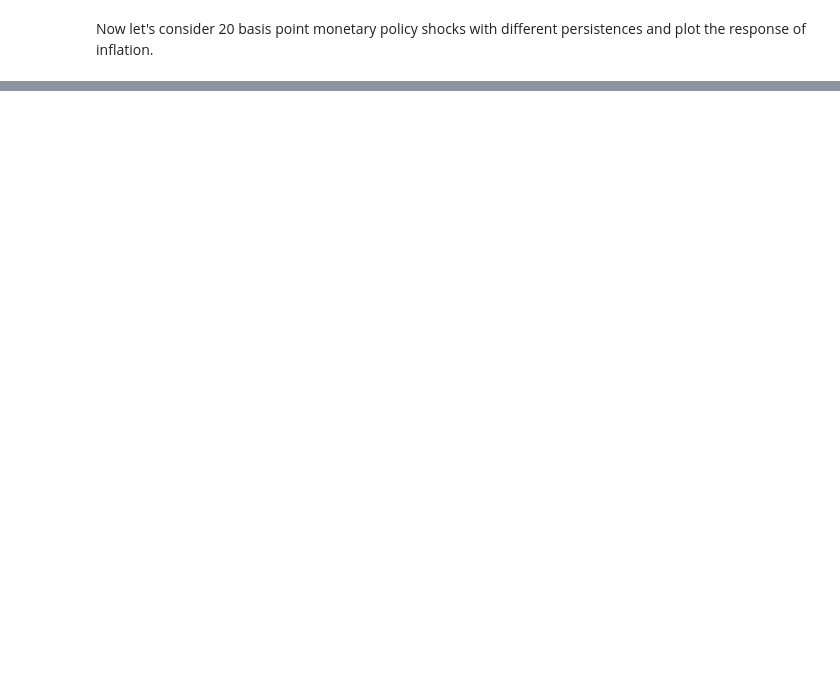
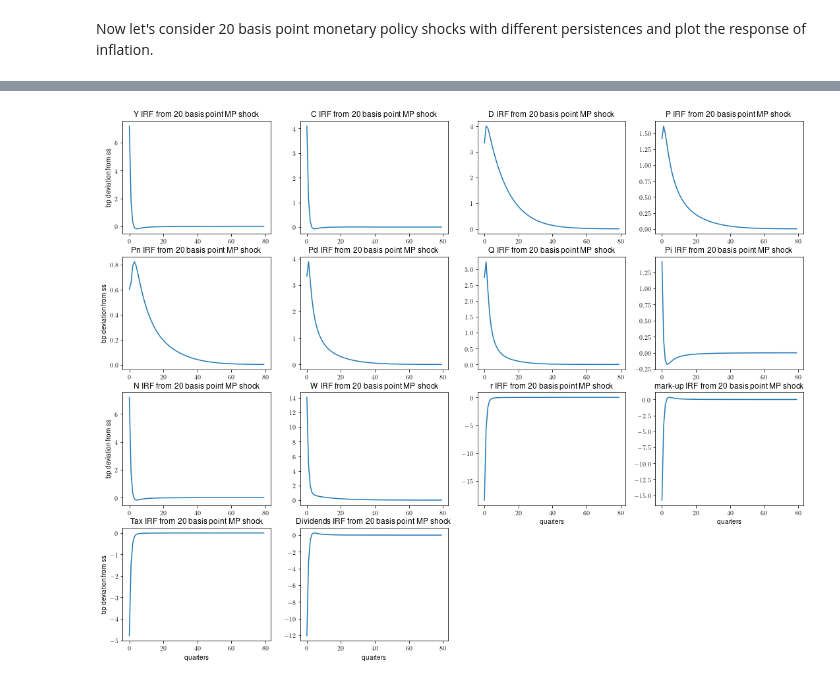
Before and after one commit to EmilHP/sequence-jacobian-master, a Jupyter notebook: HANK_durables-gvt_budget.ipynb, the cells around one changed output, grey strips where cells are left out. Drawn from its saved outputs; the diff is of its cells as text; code cells hidden in the pictures; blank space fills up the shorter version.

```diff
--- a/HANK_durables-gvt_budget.ipynb
+++ b/HANK_durables-gvt_budget.ipynb
@@ -449,7 +421,7 @@ def markup_p(Pi,Y,xi,vareps,markup_p_ss,r): # P mark-up through Phillips curve
 
 @simple
 def taylor(rstar,Pi,Y,Y_ss,phi_pi,phi_y): # monetary policy
-    i_minus = rstar + phi_pi*np.log(Pi)# + phi_y*np.log(Y/Y_ss) # Taylor rule
+    i_minus = rstar + phi_pi*np.log(Pi) + phi_y*np.log(Y/Y_ss) # Taylor rule
     r = (1+i_minus)/(1+np.log(Pi)) - 1 # Fisher equation
     return r
 
@@ -474,8 +446,8 @@ def bond_market_clearing(B,Bg): # bond market clearing
     return bond_mkt
 
 @simple
-def zero_profit_retailer(Q,C_D,C,P,P_n,Y,delta): # retailer zero-profit cond.
-    retailer_res = P_n*C + P_n*Q*C_D - P*Y
+def zero_profit_retailer(P_d,C_D,C,P,P_n,Y,delta): # retailer zero-profit cond.
+    retailer_res = P_n*C + P_d*C_D - P*Y
     return retailer_res
 
 @simple
@@ -484,8 +456,8 @@ def DG_t(DG):
     return DG_t
 
 @simple
-def wage_schedule(W,P,N,C,psi_N): # wage schedule target
-    wage_res = W/P - psi_N*N*C
+def wage_schedule(W,P,N,C,psi_N,sigma_N): # wage schedule target
+    wage_res = W/P - psi_N*N*C**sigma_N
     return wage_res
 
 @simple
@@ -668,0 +487,82 @@ plt.show()
+# %%
+# a. collect impulses
+rhos = np.array([0.3]) # persistence
+drstar = -0.002 * rhos ** (np.arange(T)[:, np.newaxis])
+
+dY = 10000*(G['Y']['rstar'] @ drstar)
+dC = 10000*(G['C']['rstar'] @ drstar)
+dD = 10000*(G['DG']['rstar'] @ drstar)
+dP = 10000*(G['P']['rstar'] @ drstar)
+dP_n = 10000*(G['P_n']['rstar'] @ drstar)
+dP_d = 10000*(G['P_d']['rstar'] @ drstar)
+dQ = 10000*(G['Q']['rstar'] @ drstar)
+dPi = 10000*(G['Pi']['rstar'] @ drstar)
+dN = 10000*(G['N']['rstar'] @ drstar)
+dW = 10000*(G['W']['rstar'] @ drstar)
+dr = 10000*(G['r']['rstar'] @ drstar)
+dmarkup_p = 10000*(G['markup_p']['rstar'] @ drstar)
+dTax = 10000*(G['Tax']['rstar'] @ drstar)
+dDiv = 10000*(G['Div']['rstar'] @ drstar)
+dB = 10000*(G['B']['rstar'] @ drstar)
+
+# b. plots
+fig1 = plt.figure()
+fig1.set_size_inches(18.5, 14.5)
+ax1 = fig1.add_subplot(441)
+ax1.plot(dY[:80])
+ax2 = fig1.add_subplot(442)
+ax2.plot(dC[:80])
+ax3 = fig1.add_subplot(443)
+ax3.plot(dD[:80])
+ax4 = fig1.add_subplot(444)
+ax4.plot(dP[:80])
+ax5 = fig1.add_subplot(445)
+ax5.plot(dP_n[:80])
+ax6 = fig1.add_subplot(446)
+ax6.plot(dP_d[:80])
+ax7 = fig1.add_subplot(447)
+ax7.plot(dQ[:80])
+ax8 = fig1.add_subplot(448)
+ax8.plot(dPi[:80])
+ax9 = fig1.add_subplot(449)
+ax9.plot(dN[:80])
+ax10 = fig1.add_subplot(4,4,10)
+ax10.plot(dW[:80])
+ax11 = fig1.add_subplot(4,4,11)
+ax11.plot(dr[:80])
+ax12 = fig1.add_subplot(4,4,12)
+ax12.plot(dmarkup_p[:80])
+ax13 = fig1.add_subplot(4,4,13)
+ax13.plot(dTax[:80])
+ax14 = fig1.add_subplot(4,4,14)
+ax14.plot(dDiv[:80])
+
+ax1.title.set_text('Y IRF from 20 basis point MP shock')
+ax2.title.set_text('C IRF from 20 basis point MP shock')
+ax3.title.set_text('D IRF from 20 basis point MP shock')
+ax4.title.set_text('P IRF from 20 basis point MP shock')
+ax5.title.set_text('Pn IRF from 20 basis point MP shock')
+ax6.title.set_text('Pd IRF from 20 basis point MP shock')
+ax7.title.set_text('Q IRF from 20 basis point MP shock')
+ax8.title.set_text('Pi IRF from 20 basis point MP shock')
+ax9.title.set_text('N IRF from 20 basis point MP shock')
+ax10.title.set_text('W IRF from 20 basis point MP shock')
+ax11.title.set_text('r IRF from 20 basis point MP shock')
+ax12.title.set_text('mark-up IRF from 20 basis point MP shock')
+ax13.title.set_text('Tax IRF from 20 basis point MP shock')
+ax14.title.set_text('Dividends IRF from 20 basis point MP shock')
+
+ax1.set_ylabel('bp deviation from ss')
+ax5.set_ylabel('bp deviation from ss')
+ax9.set_ylabel('bp deviation from ss')
+ax13.set_ylabel('bp deviation from ss')
+
+ax11.set_xlabel('quarters')
+ax12.set_xlabel('quarters')
+ax13.set_xlabel('quarters')
+ax14.set_xlabel('quarters')
+
+plt.show()
+fig1.tight_layout(pad=10.0)
+# %% [output]
+[figure, added]
```
Also changed, not shown: parts of 28 cells of this notebook, 7 other files.
